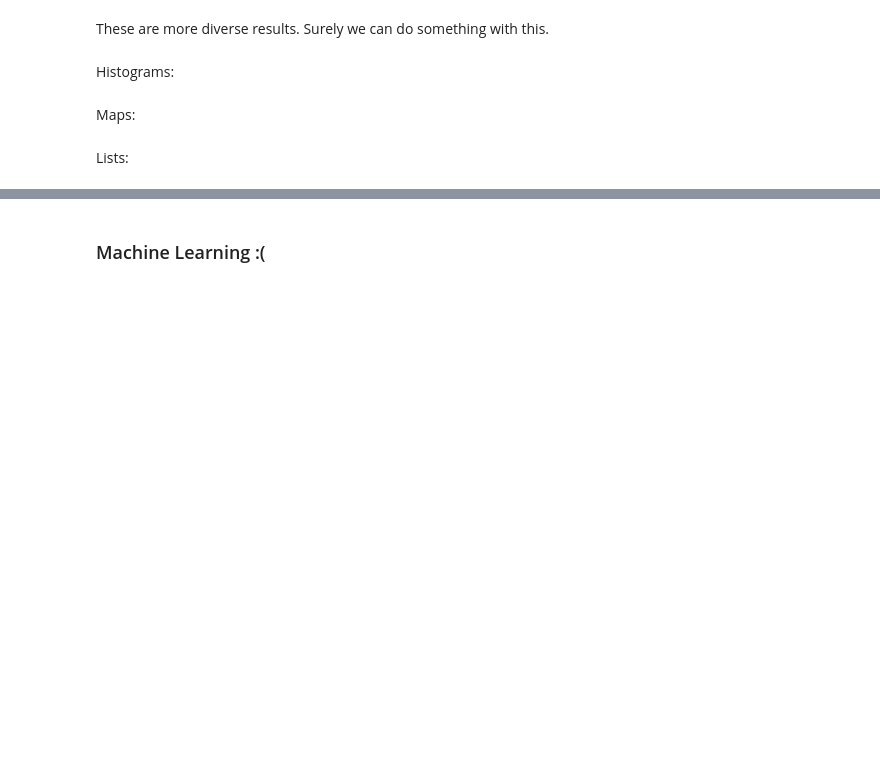
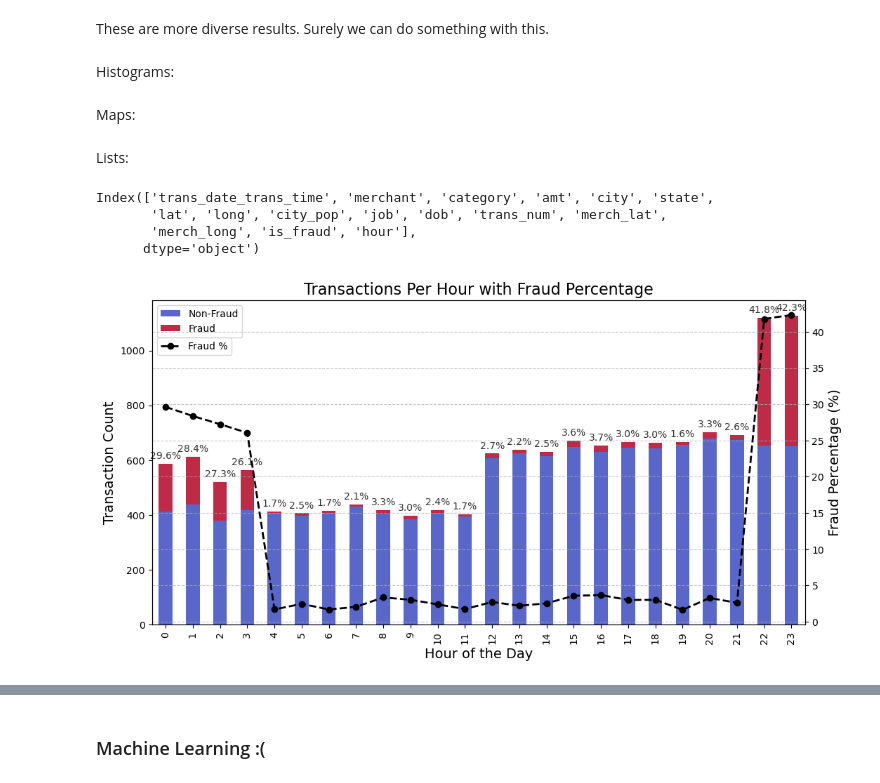
Before and after one commit to maddiegross7/325-Final-Project, a Jupyter notebook: Final_Project_RegularlyScheduledProgramming.ipynb, the cells around one changed output, grey strips where cells are left out. Drawn from its saved outputs; the diff is of its cells as text; code cells hidden in the pictures; blank space fills up the shorter version.

Commit message:
added 2 bar charts

```diff
--- a/Final_Project_RegularlyScheduledProgramming.ipynb
+++ b/Final_Project_RegularlyScheduledProgramming.ipynb
@@ -175,0 +175,55 @@ Lists:
+# %%
+# Maddie
+df_time = pd.read_csv("fraud_data.csv", parse_dates=["trans_date_trans_time"])
+
+df_time["trans_date_trans_time"] = pd.to_datetime(df_time["trans_date_trans_time"], format="%d-%m-%Y %H:%M")
+df_time["hour"] = df_time["trans_date_trans_time"].dt.hour
+print(df_time.columns)
+hourly_data = df_time.groupby(["hour", "is_fraud"]).size().unstack(fill_value=0)
+hourly_data.columns = ["Non-Fraud", "Fraud"]
+hourly_data["Fraud %"] = (hourly_data["Fraud"] / (hourly_data["Non-Fraud"] + hourly_data["Fraud"])) * 100
+
+fig, ax1 = plt.subplots(figsize=(12, 6))
+
+# Plot stacked bars
+# Stacked bar chart
+bars = hourly_data[["Non-Fraud", "Fraud"]].plot(
+    kind="bar",
+    stacked=True,
+    colormap="coolwarm",
+    alpha=0.85,
+    ax=ax1
+)
+
+# Create a second Y-axis for fraud percentage
+ax2 = ax1.twinx()
+ax2.plot(hourly_data.index, hourly_data["Fraud %"], marker="o", color="black", linestyle="dashed", linewidth=2, label="Fraud %")
+
+# Add fraud percentage labels on top of each bar
+for i, (index, row) in enumerate(hourly_data.iterrows()):
+    total = row["Non-Fraud"] + row["Fraud"]
+    fraud_pct = row["Fraud %"]
+    if total > 0:  # Avoid division by zero
+        ax1.annotate(f"{fraud_pct:.1f}%",
+                     xy=(i, total),  # Position at top of the stacked bars
+                     xytext=(0, 5),  # Offset slightly above
+                     textcoords="offset points",
+                     ha="center", fontsize=10, color="#333")
+
+# Labels and title
+ax1.set_xlabel("Hour of the Day", fontsize=14)
+ax1.set_ylabel("Transaction Count", fontsize=14)
+ax2.set_ylabel("Fraud Percentage (%)", fontsize=14)
+ax1.set_title("Transactions Per Hour with Fraud Percentage", fontsize=16)
+ax1.set_xticks(range(24))
+ax1.legend(loc="upper left")
+ax2.legend(loc="upper left", bbox_to_anchor=(0, .9))  # Position fraud percentage legend below
+
+plt.grid(axis="y", linestyle="--", alpha=0.7)
+plt.show()
+# %% [output]
+Index(['trans_date_trans_time', 'merchant', 'category', 'amt', 'city', 'state',
+       'lat', 'long', 'city_pop', 'job', 'dob', 'trans_num', 'merch_lat',
+       'merch_long', 'is_fraud', 'hour'],
+      dtype='object')
+[figure, added]
```
Also changed, not shown: parts of 3 cells of this notebook.
